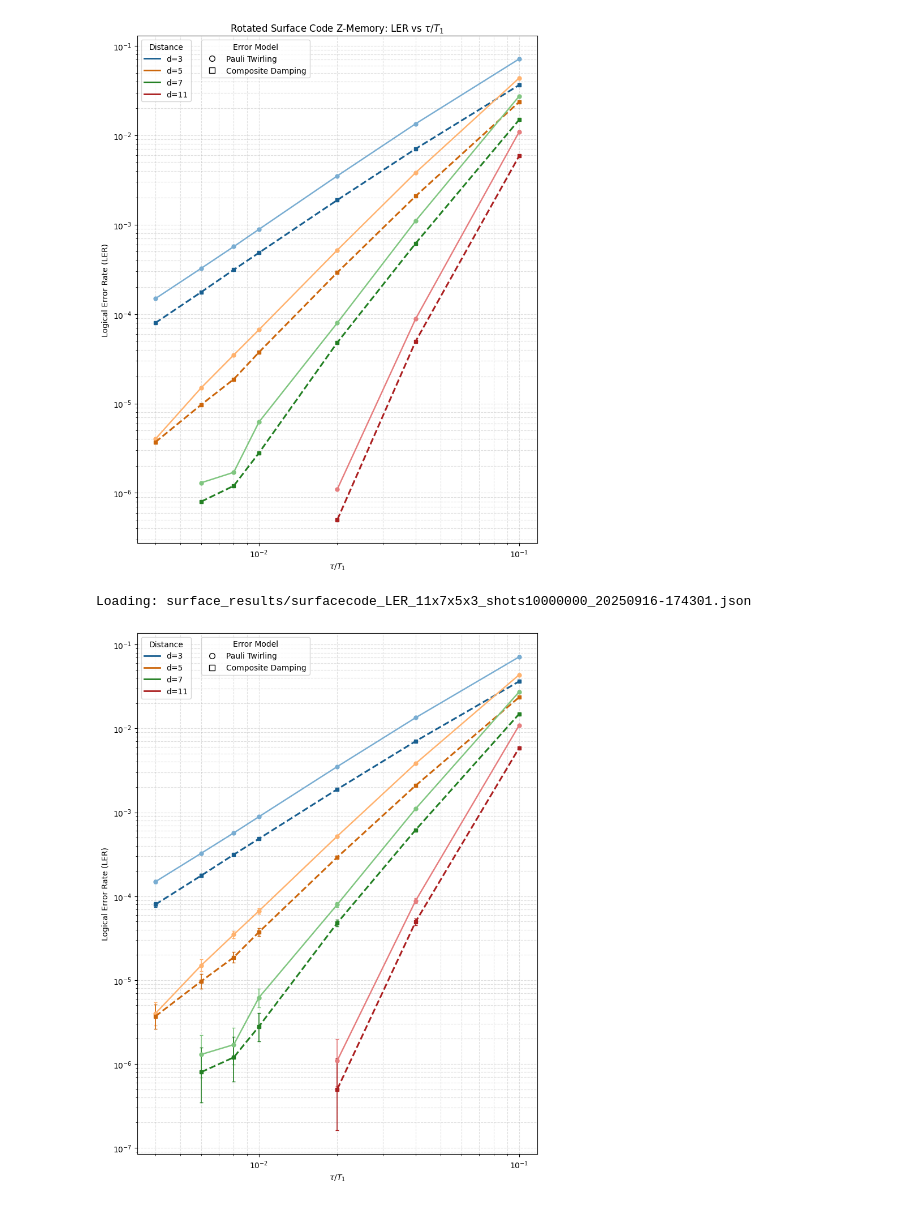
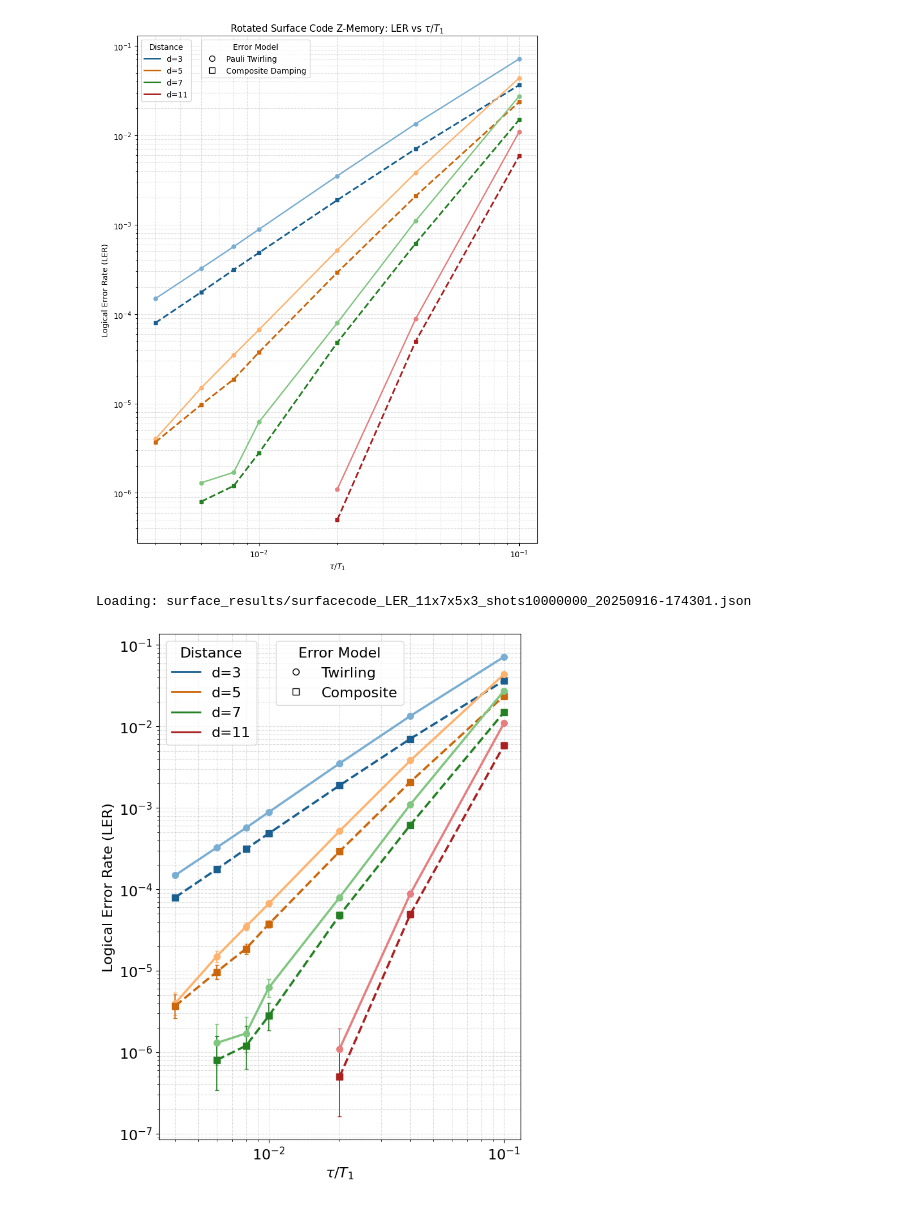
Before and after one commit to pnnl/NWQ-Sim, a Jupyter notebook: stabilizer/damping_work/surface_code_ler.ipynb, the cells around one changed output. Drawn from its saved outputs; the diff is of its cells as text; code cells hidden in the pictures.

Commit message:
figure

```diff
--- a/stabilizer/damping_work/surface_code_ler.ipynb
+++ b/stabilizer/damping_work/surface_code_ler.ipynb
@@ -617,7 +617,9 @@ DISTANCES = np.asarray(data["distances"], dtype=int)
 stim_results = {int(k): np.asarray(v, dtype=float) for k, v in data["stim"].items()}
 cpp_results  = {int(k): np.asarray(v, dtype=float) for k, v in data["cpp"].items()}
 
-plt.figure(figsize=(8, 10))
+plt.figure(figsize=(7, 9))
+plt.rcParams.update({'font.size': 16})
+
 x_vals_all = np.asarray(tau / T1, dtype=float)
 
 def lighten(color, factor=0.6):
@@ -678,7 +680,7 @@ for i, d in enumerate(sorted(stim_results.keys())):
         yerr = np.vstack([yhat - stim_lo[stim_pos], stim_hi[stim_pos] - yhat])
         plt.errorbar(
             x_vals[stim_pos], yhat, yerr=yerr,
-            fmt='o-', linewidth=1.8, markersize=5,
+            fmt='o-', linewidth=2.5, markersize=7,
             color=stim_color, ecolor=stim_color, elinewidth=1.2, capsize=2.5,
             label=f'Pauli Twirling d={d}'
         )
@@ -700,7 +702,7 @@ for i, d in enumerate(sorted(stim_results.keys())):
         yerr = np.vstack([yhat - cpp_lo[cpp_pos], cpp_hi[cpp_pos] - yhat])
         plt.errorbar(
             x_vals[cpp_pos], yhat, yerr=yerr,
-            fmt='s--', linewidth=2.2, markersize=5,
+            fmt='s--', linewidth=2.5, markersize=7,
             color=cpp_color, ecolor=cpp_color, elinewidth=1.2, capsize=2.5,
             label=f'Composite Damping d={d}'
         )
@@ -724,34 +726,34 @@ plt.ylabel("Logical Error Rate (LER)")
 plt.xscale('log')
 plt.yscale('log')
 plt.grid(True, which="both", ls="--", alpha=0.4)
 
 ax = plt.gca()
 
 # Legend 1: marker shapes (black & white)
 shape_handles = [
     Line2D([0], [0], marker='o', linestyle='None',
            markerfacecolor='white', markeredgecolor='black',
-           color='black', markersize=7, label='Pauli Twirling'),
+           color='black', markersize=7, label='Twirling'),
     Line2D([0], [0], marker='s', linestyle='None',
            markerfacecolor='white', markeredgecolor='black',
-           color='black', markersize=7, label='Composite Damping'),
+           color='black', markersize=7, label='Composite'),
     # Line2D([0], [0], marker='v', linestyle='None',
     #        markerfacecolor='white', markeredgecolor='black',
     #        color='black', markersize=7, label='95% upper limit (k=0)'),
 ]
 shape_legend = ax.legend(handles=shape_handles, title='Error Model',
-                         loc='upper left', bbox_to_anchor=(.15, 1))
+                         loc='upper center')
 ax.add_artist(shape_legend)
 
 # Legend 2: distance colors (dark only)
 if color_handles:
     ax.legend(handles=color_handles, title='Distance', loc='upper left', ncol=1)
 
 # Save figure
 Path("figures").mkdir(parents=True, exist_ok=True)
 plt.tight_layout()
 plt.savefig(f'figures/surfacecode_LER{SHOTS}_from_saved.pdf', dpi=500, bbox_inches='tight')
 plt.show()
 # %% [output]
 Loading: surface_results/surfacecode_LER_11x7x5x3_shots10000000_20250916-174301.json
-[figure, old version]
+[figure, new version]
```
Also changed, not shown: 1 other file.
